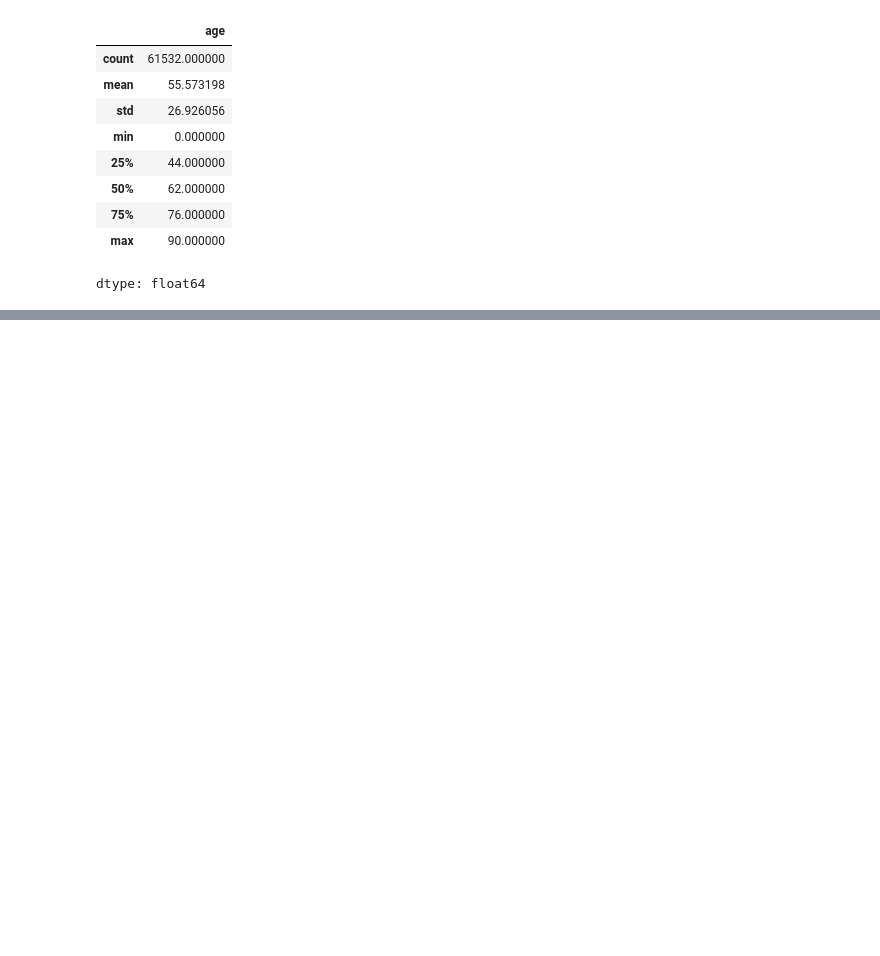
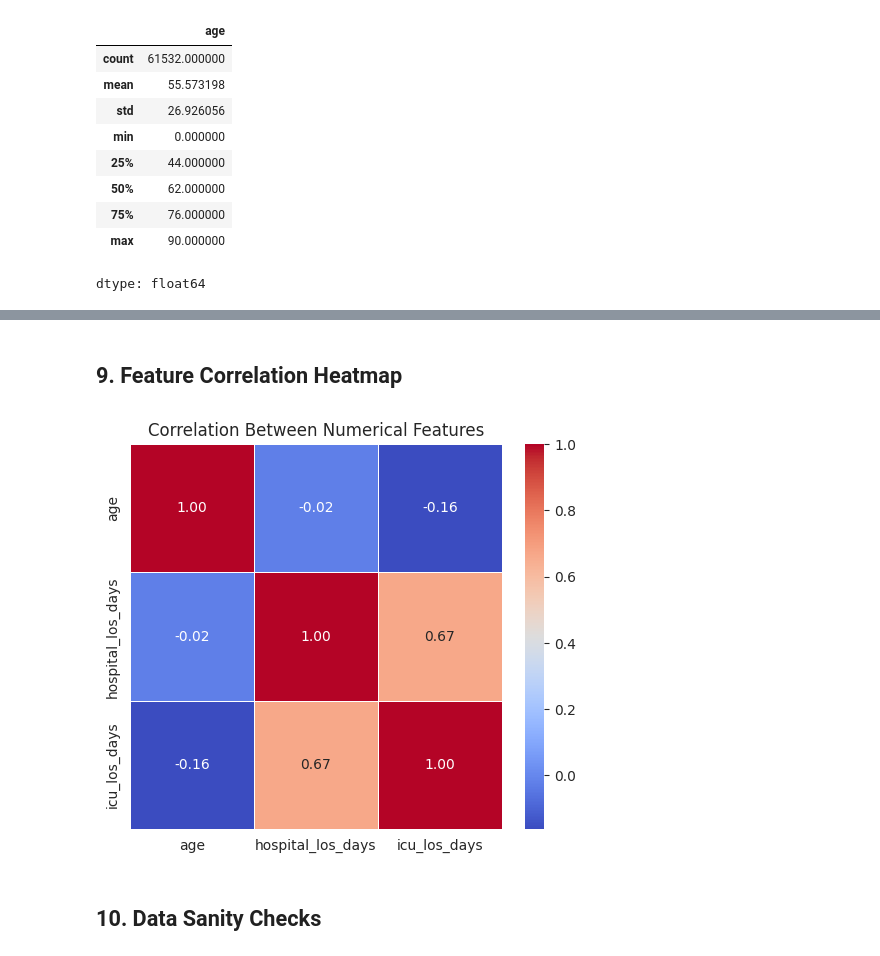
Before and after one commit to ihanprasetyo/mimic-los-prediction-tutorial, a Jupyter notebook: mimic_los_prediction.ipynb, the cells around one changed output, grey strips where cells are left out. Cells and saved outputs as stored; diff of their text form; code cells hidden in the pictures; blank space fills up the shorter version.

```diff
--- a/mimic_los_prediction.ipynb
+++ b/mimic_los_prediction.ipynb
@@ -130,0 +214,31 @@ dtype: float64
+# %% [markdown]
+## 9. Feature Correlation Heatmap
+# %%
+# Select numerical columns
+numeric_df = df[[
+    "age",
+    "hospital_los_days",
+    "icu_los_days"
+]]
+
+# Compute correlation matrix
+corr = numeric_df.corr()
+
+# Plot heatmap
+plt.figure(figsize=(6,5))
+
+sns.heatmap(
+    corr,
+    annot=True,
+    cmap="coolwarm",
+    fmt=".2f",
+    linewidths=0.5
+)
+
+plt.title("Correlation Between Numerical Features")
+
+plt.show()
+# %% [output]
+[figure, added]
+# %% [markdown]
+## 10. Data Sanity Checks
```
Also changed, not shown: parts of 5 cells of this notebook.
